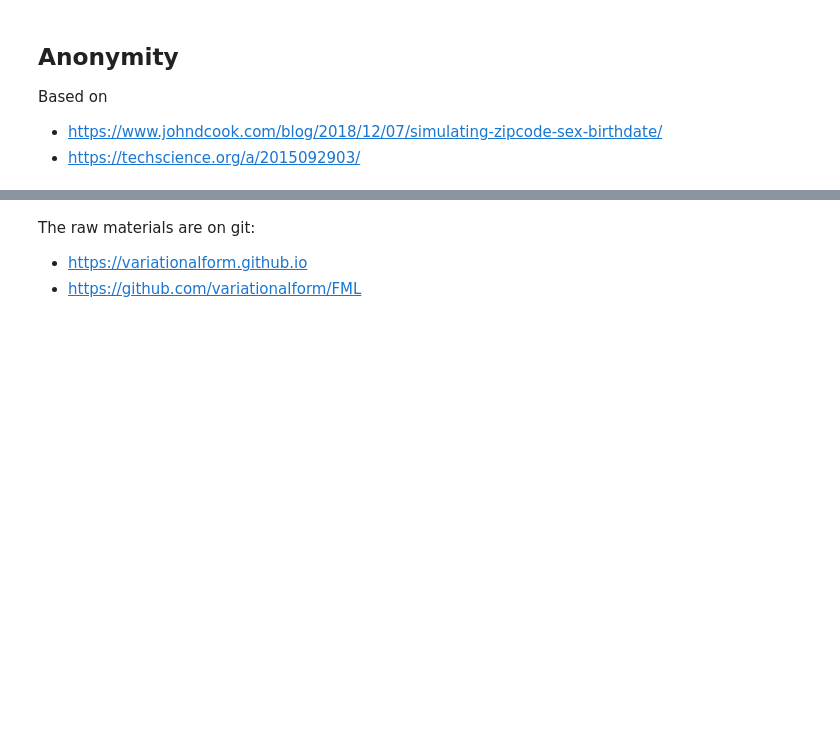
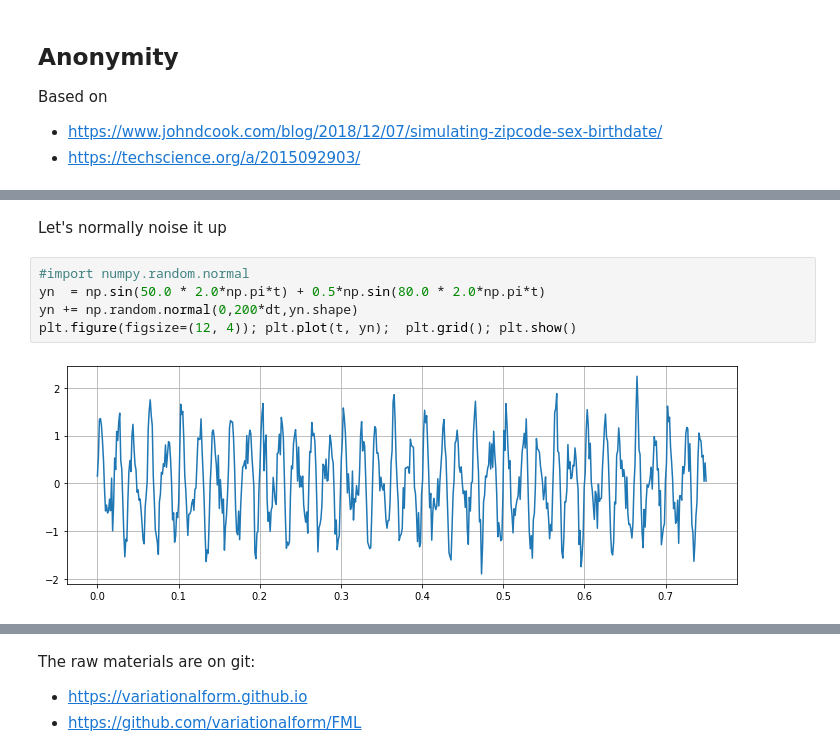
Before and after one commit to variationalform/PythonMathsPrimer, a Jupyter notebook: notebook/PythonMathsPrimer.ipynb, the cells around one changed output, grey strips where cells are left out. Cells and saved outputs as stored; diff of their text form; blank space fills up the shorter version.

```diff
--- a/notebook/PythonMathsPrimer.ipynb
+++ b/notebook/PythonMathsPrimer.ipynb
@@ -347,0 +422,9 @@ print( len(buckets[buckets==1])+2*len(buckets[buckets==2])
+# %% [markdown]
+Let's normally noise it up
+# %%
+#import numpy.random.normal
+yn  = np.sin(50.0 * 2.0*np.pi*t) + 0.5*np.sin(80.0 * 2.0*np.pi*t)
+yn += np.random.normal(0,200*dt,yn.shape)
+plt.figure(figsize=(12, 4)); plt.plot(t, yn);  plt.grid(); plt.show()
+# %% [output]
+[figure, added]
```
Also changed, not shown: parts of 30 cells of this notebook, 9 other files.
